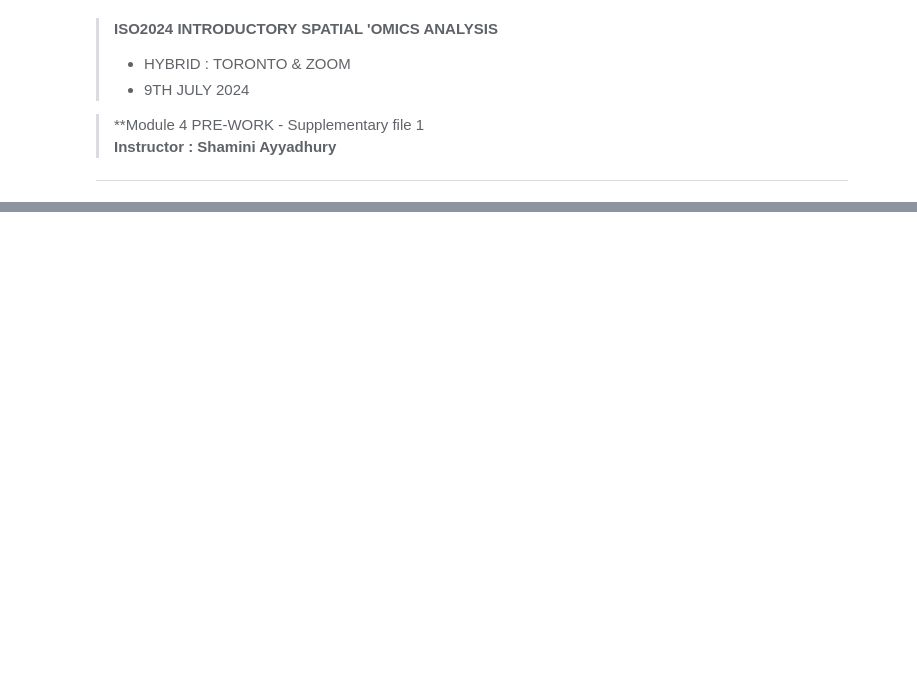
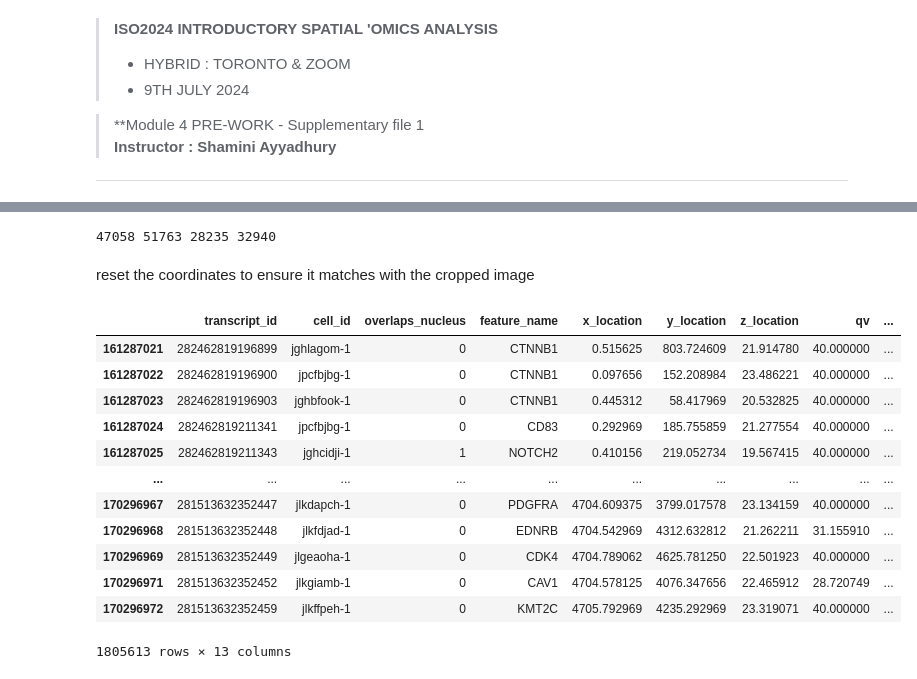
Before and after one commit to dr-sayyadhury/spatial_analysis_workshop_iso2024, a Jupyter notebook: scripts/module4/module4_supplementary_script02_pre_lesson_processing.ipynb, the cells around one changed output, grey strips where cells are left out. Cells and saved outputs as stored; diff of their text form; code cells hidden in the pictures; blank space fills up the shorter version.

```diff
--- a/scripts/module4/module4_supplementary_script02_pre_lesson_processing.ipynb
+++ b/scripts/module4/module4_supplementary_script02_pre_lesson_processing.ipynb
@@ -65,0 +120,23 @@ adata.write_h5ad(data_dir+'module4/adata.h5ad')
+# %%
+print(min_x, max_x, min_y, max_y)
+# %% [output]
+47058 51763 28235 32940
+# %% [markdown]
+reset the coordinates to ensure it matches with the cropped image
+# %%
+transcripts_subset = transcripts_subset[transcripts_subset['qv']>20]
+transcripts_subset
+# %% [output]
+|  | transcript_id | cell_id | overlaps_nucleus | feature_name | x_location | y_location | z_location | qv | ... |
+| 161287021 | 282462819196899 | jghlagom-1 | 0 | CTNNB1 | 0.515625 | 803.724609 | 21.914780 | 40.000000 | ... |
+| 161287022 | 282462819196900 | jpcfbjbg-1 | 0 | CTNNB1 | 0.097656 | 152.208984 | 23.486221 | 40.000000 | ... |
+| 161287023 | 282462819196903 | jghbfook-1 | 0 | CTNNB1 | 0.445312 | 58.417969 | 20.532825 | 40.000000 | ... |
+| 161287024 | 282462819211341 | jpcfbjbg-1 | 0 | CD83 | 0.292969 | 185.755859 | 21.277554 | 40.000000 | ... |
+| 161287025 | 282462819211343 | jghcidji-1 | 1 | NOTCH2 | 0.410156 | 219.052734 | 19.567415 | 40.000000 | ... |
+| ... | ... | ... | ... | ... | ... | ... | ... | ... | ... |
+| 170296967 | 281513632352447 | jlkdapch-1 | 0 | PDGFRA | 4704.609375 | 3799.017578 | 23.134159 | 40.000000 | ... |
+| 170296968 | 281513632352448 | jlkfdjad-1 | 0 | EDNRB | 4704.542969 | 4312.632812 | 21.262211 | 31.155910 | ... |
+| 170296969 | 281513632352449 | jlgeaoha-1 | 0 | CDK4 | 4704.789062 | 4625.781250 | 22.501923 | 40.000000 | ... |
+| 170296971 | 281513632352452 | jlkgiamb-1 | 0 | CAV1 | 4704.578125 | 4076.347656 | 22.465912 | 28.720749 | ... |
+| 170296972 | 281513632352459 | jlkffpeh-1 | 0 | KMT2C | 4705.792969 | 4235.292969 | 23.319071 | 40.000000 | ... |
+1805613 rows × 13 columns
```
Also changed, not shown: parts of 37 cells of this notebook, 21 other files.
